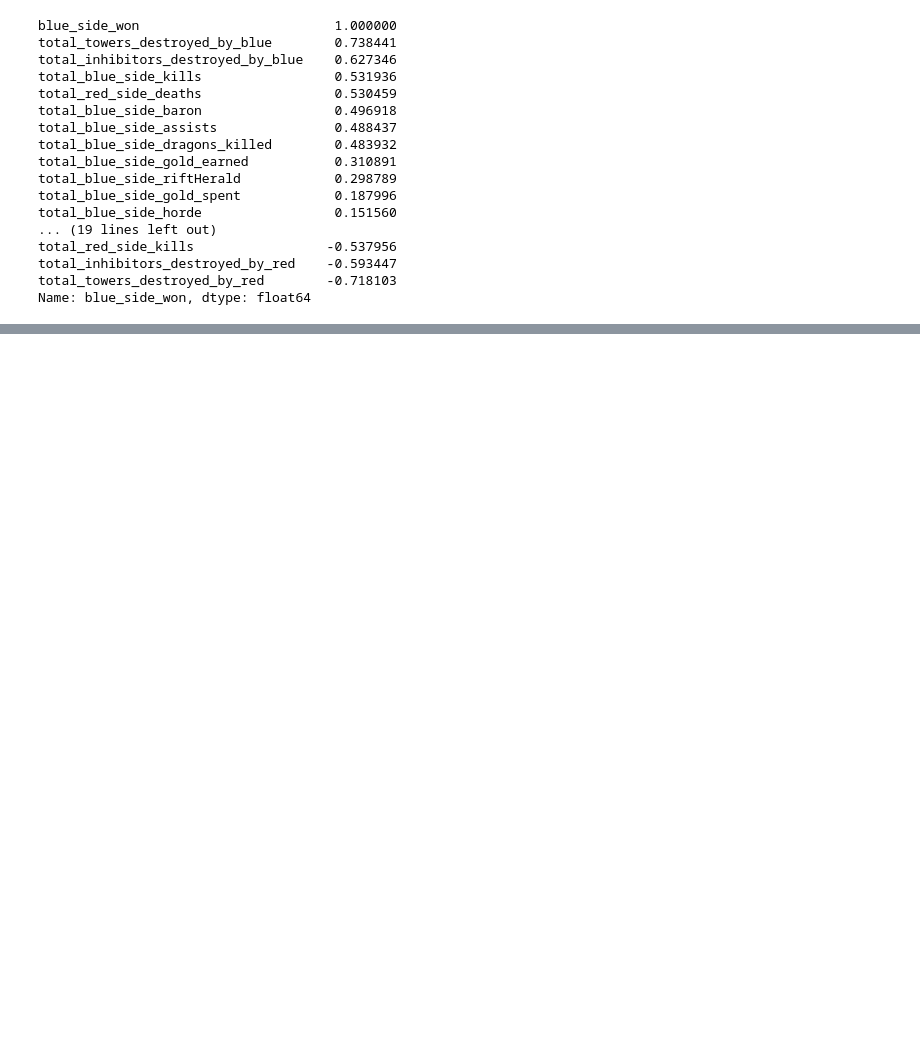
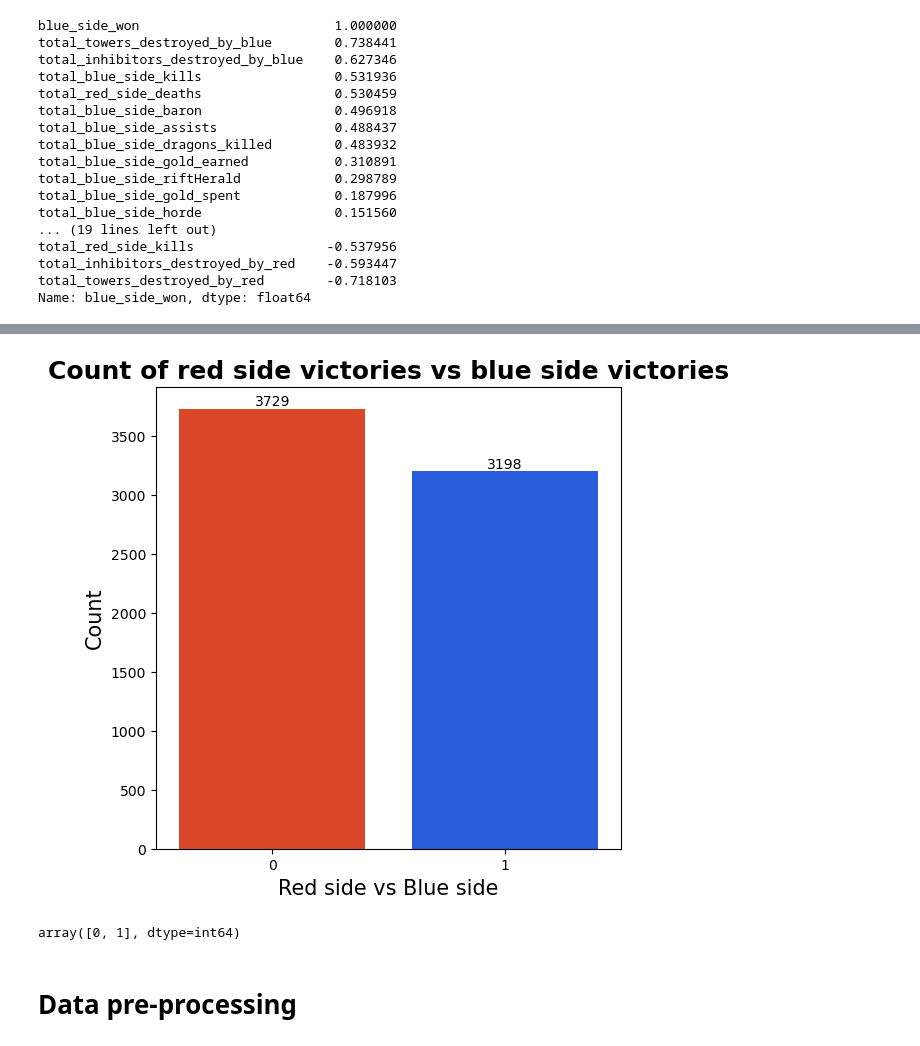
Before and after one commit to mohammad20306/Dissertation, a Jupyter notebook: ML.ipynb, the cells around one changed output, grey strips where cells are left out. Cells and saved outputs as stored; diff of their text form; code cells hidden in the pictures; blank space fills up the shorter version.

Commit message:
removed the test datasets, did some basic edanusing final dataset

```diff
--- a/ML.ipynb
+++ b/ML.ipynb
@@ -93,0 +157,25 @@ Name: blue_side_won, dtype: float64
+# %%
+#Checking for data imbalance within our target variable.
+#We can see that overall the data is relatively balanced. there are more instances of 0 than 1's suggesting that in our dataset, the red side have won more games
+#palette = "Set1", hue='blue_side_won', dodge=False
+
+
+figure, axes = plt.subplots(figsize=(6,6))
+ax=sns.countplot(data=df, x= 'blue_side_won', ax = axes, palette=['#f8350c',"#0c50f8"])
+ax.bar_label(ax.containers[0])
+ax.set_title('Count of red side victories vs blue side victories', fontsize=18, fontweight='bold')
+ax.set_xlabel('Red side vs Blue side', fontsize=15)
+ax.set_ylabel('Count', fontsize=15)
+#ax.legend(labels=['Blue side victories', 'Red side victories'], loc=2, bbox_to_anchor=(1, 1))
+
+
+
+plt.show()
+# %% [output]
+[figure, added]
+# %%
+df['blue_side_won'].unique()
+# %% [output]
+array([0, 1], dtype=int64)
+# %% [markdown]
+# Data pre-processing
```
Also changed, not shown: parts of 17 cells of this notebook, 3 other files.
